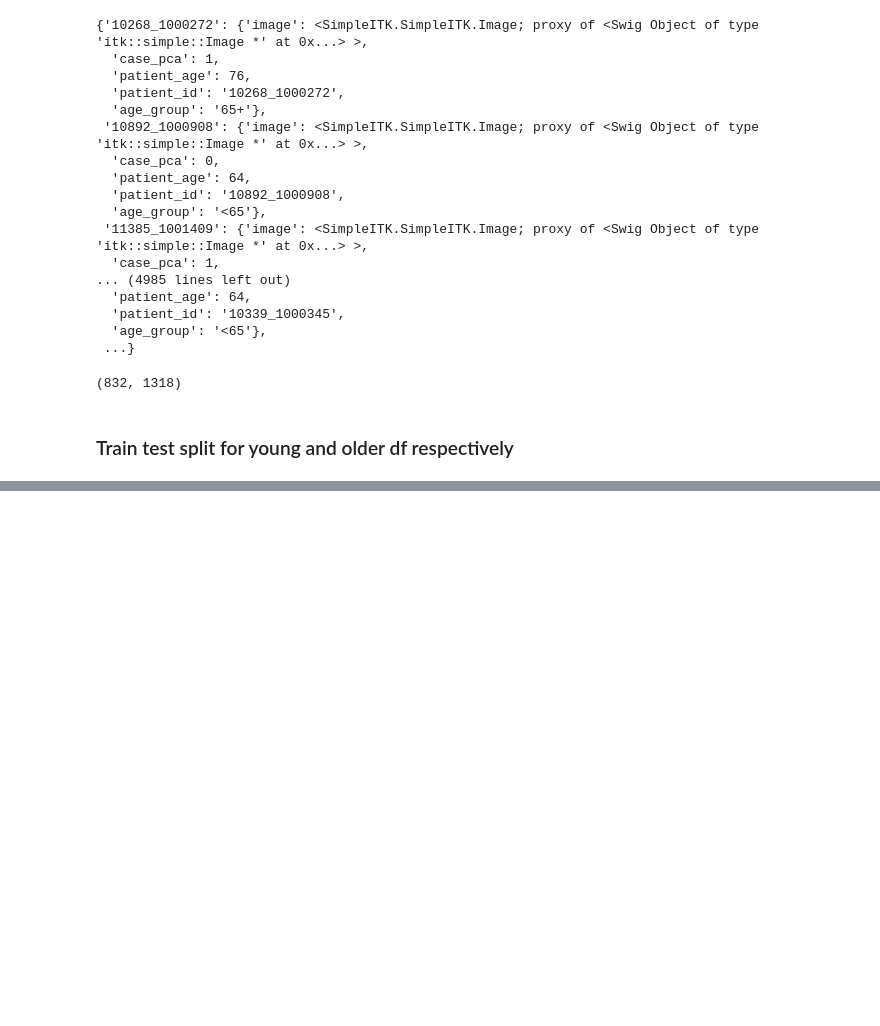
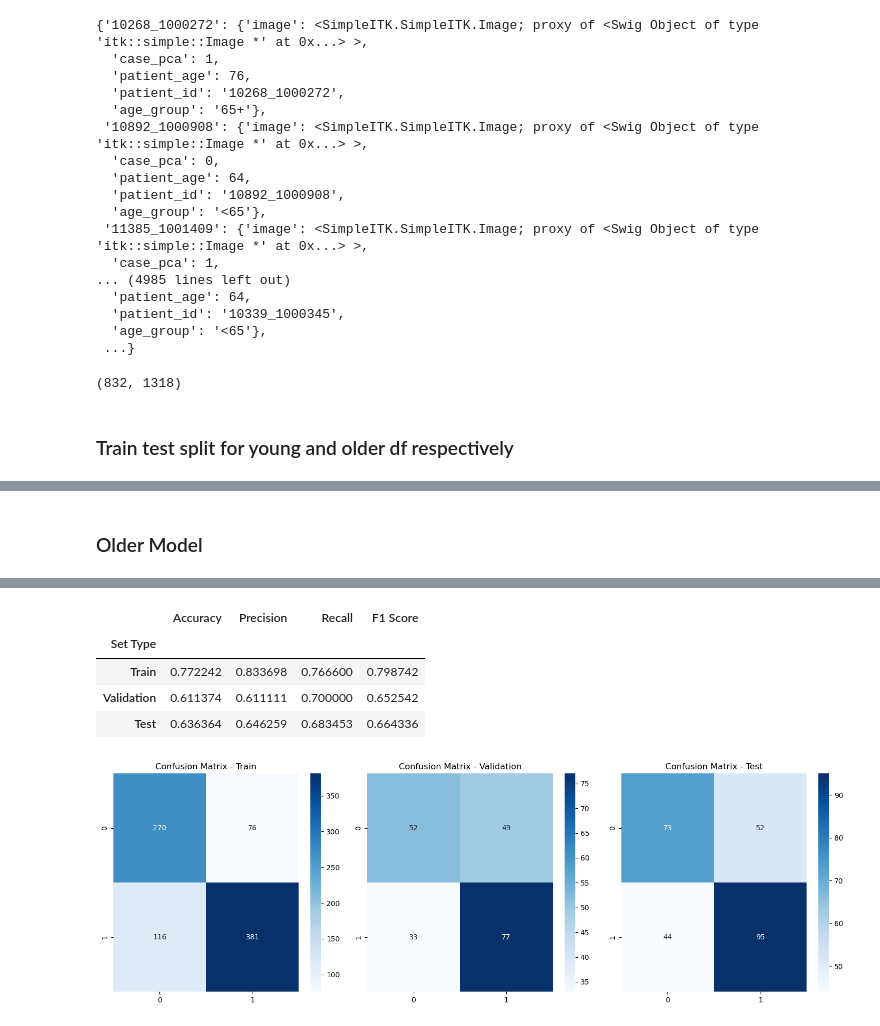
Before and after one commit to Kimberly97llp/cvproject, a Jupyter notebook: modeling.ipynb, the cells around one changed output, grey strips where cells are left out. Cells and saved outputs as stored; diff of their text form; code cells hidden in the pictures; blank space fills up the shorter version.

```diff
--- a/modeling.ipynb
+++ b/modeling.ipynb
@@ -787,0 +850,5 @@ X_train_old, X_val_old, X_test_old, y_train_old, y_val_old, y_test_old, age_trai
+# %% [markdown]
+### Older Model
+# %%
+model_old, history_old, metrics_old = build_and_resnet_1img_model(X_train_old, y_train_old, X_val_old, y_val_old, X_test_old, y_test_old, 0.5)
+# %% [output]
@@ -787,0 +872,6 @@ X_train_old, X_val_old, X_test_old, y_train_old, y_val_old, y_test_old, age_trai
+|  | Accuracy | Precision | Recall | F1 Score |
+| Set Type |  |  |  |  |
+| Train | 0.772242 | 0.833698 | 0.766600 | 0.798742 |
+| Validation | 0.611374 | 0.611111 | 0.700000 | 0.652542 |
+| Test | 0.636364 | 0.646259 | 0.683453 | 0.664336 |
+[figure, added]
```
Also changed, not shown: parts of 6 cells of this notebook.
